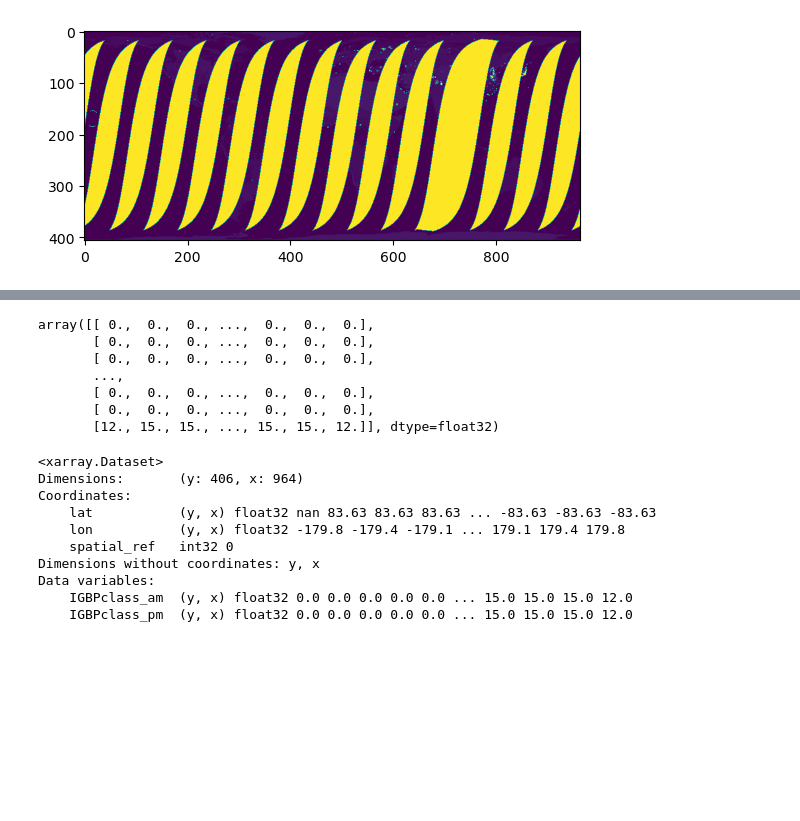
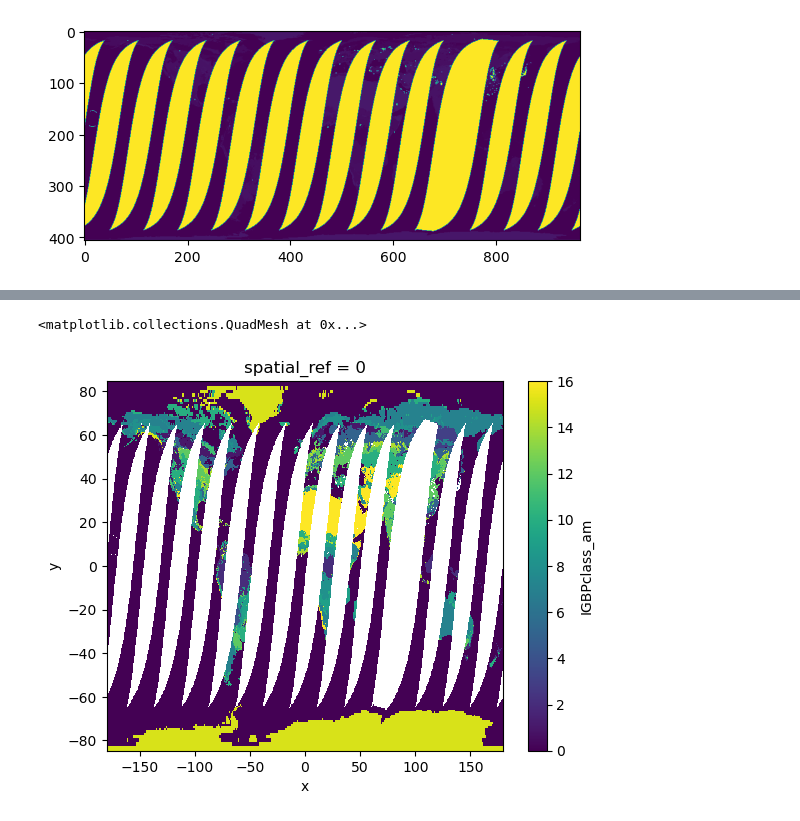
Before and after one commit to RY4GIT/SMSigxSMAP, a Jupyter notebook: 0_code/read_ancillary_landcover_data.ipynb, the cells around one changed output, grey strips where cells are left out. Drawn from its saved outputs; the diff is of its cells as text; code cells hidden in the pictures; blank space fills up the shorter version.

```diff
--- a/0_code/read_ancillary_landcover_data.ipynb
+++ b/0_code/read_ancillary_landcover_data.ipynb
@@ -88,4 +109,5 @@ xds_lat = xr.open_dataset(fn, engine='rasterio', group='Soil_Moisture_Retrieval_
 lat = xds_lat['Soil_Moisture_Retrieval_Data_AM_latitude'][0].values
 # %%
 xds_lon = xr.open_dataset(fn, engine='rasterio', group='Soil_Moisture_Retrieval_Data_AM', variable='longitude')
+xds_lon['Soil_Moisture_Retrieval_Data_AM_longitude'] = xds_lon['Soil_Moisture_Retrieval_Data_AM_longitude'].where(xds_lon['Soil_Moisture_Retrieval_Data_AM_longitude'] != -9999, np.nan)
 lon = xds_lon['Soil_Moisture_Retrieval_Data_AM_longitude'][0].values
@@ -132,3 +114,3 @@ array([-179.81328   , -179.43983   , -179.06639   , -178.69295   ,
-# %%
-lat[lat==-9999] =np.nan
-lon[lon==-9999] =np.nan
+# %%
+lat_complete = np.nanmax(lat, axis=1)
+lat_complete
@@ -135,47 +156,19 @@ lon[lon==-9999] =np.nan
 # %%
 xds_IGBPclass = xr.Dataset(
         {
         "IGBPclass_am": (["y", "x"], IGBPclass_am),
         "IGBPclass_pm": (["y", "x"], IGBPclass_pm)
         },
         coords={
-            'y': lat[:,0],
-            'x': lon[0,:],
+            'y': lat_complete,
+            'x': lon_complete,
         }
     )
 xds_IGBPclass = xds_IGBPclass.set_coords(["x", "y"])
 xds_IGBPclass.rio.write_crs('epsg:4326', inplace=True)
-xds_IGBPclass.IGBPclass_am.values
+xds_IGBPclass['IGBPclass_am'] = xds_IGBPclass['IGBPclass_am'].where(xds_IGBPclass['IGBPclass_am'] != 254, np.nan)
+xds_IGBPclass['IGBPclass_pm'] = xds_IGBPclass['IGBPclass_pm'].where(xds_IGBPclass['IGBPclass_pm'] != 254, np.nan)
+xds_IGBPclass.IGBPclass_am.plot()
 # %% [output]
-array([[ 0.,  0.,  0., ...,  0.,  0.,  0.],
-       [ 0.,  0.,  0., ...,  0.,  0.,  0.],
-       [ 0.,  0.,  0., ...,  0.,  0.,  0.],
-       ...,
-       [ 0.,  0.,  0., ...,  0.,  0.,  0.],
-       [ 0.,  0.,  0., ...,  0.,  0.,  0.],
-       [12., 15., 15., ..., 15., 15., 12.]], dtype=float32)
+<matplotlib.collections.QuadMesh at 0x...>
+[figure, added]
-# %%
-xds_IGBPclass = xr.Dataset(
-        {
-        "IGBPclass_am": (["y", "x"], IGBPclass_am),
-        "IGBPclass_pm": (["y", "x"], IGBPclass_pm)
-        },
-        coords={
-            'lat': (["y", "x"], np.squeeze(lat)),
-            'lon': (["y", "x"], np.squeeze(lon)),
-        }
-    )
-xds_IGBPclass = xds_IGBPclass.set_coords(["lat", "lon"])
-xds_IGBPclass.rio.write_crs('epsg:4326', inplace=True)
-xds_IGBPclass
-# %% [output]
-<xarray.Dataset>
-Dimensions:       (y: 406, x: 964)
-Coordinates:
-    lat           (y, x) float32 nan 83.63 83.63 83.63 ... -83.63 -83.63 -83.63
-    lon           (y, x) float32 -179.8 -179.4 -179.1 ... 179.1 179.4 179.8
-    spatial_ref   int32 0
-Dimensions without coordinates: y, x
-Data variables:
-    IGBPclass_am  (y, x) float32 0.0 0.0 0.0 0.0 0.0 ... 15.0 15.0 15.0 12.0
-    IGBPclass_pm  (y, x) float32 0.0 0.0 0.0 0.0 0.0 ... 15.0 15.0 15.0 12.0
```
Also changed, not shown: parts of 11 cells of this notebook, 1 other file.
